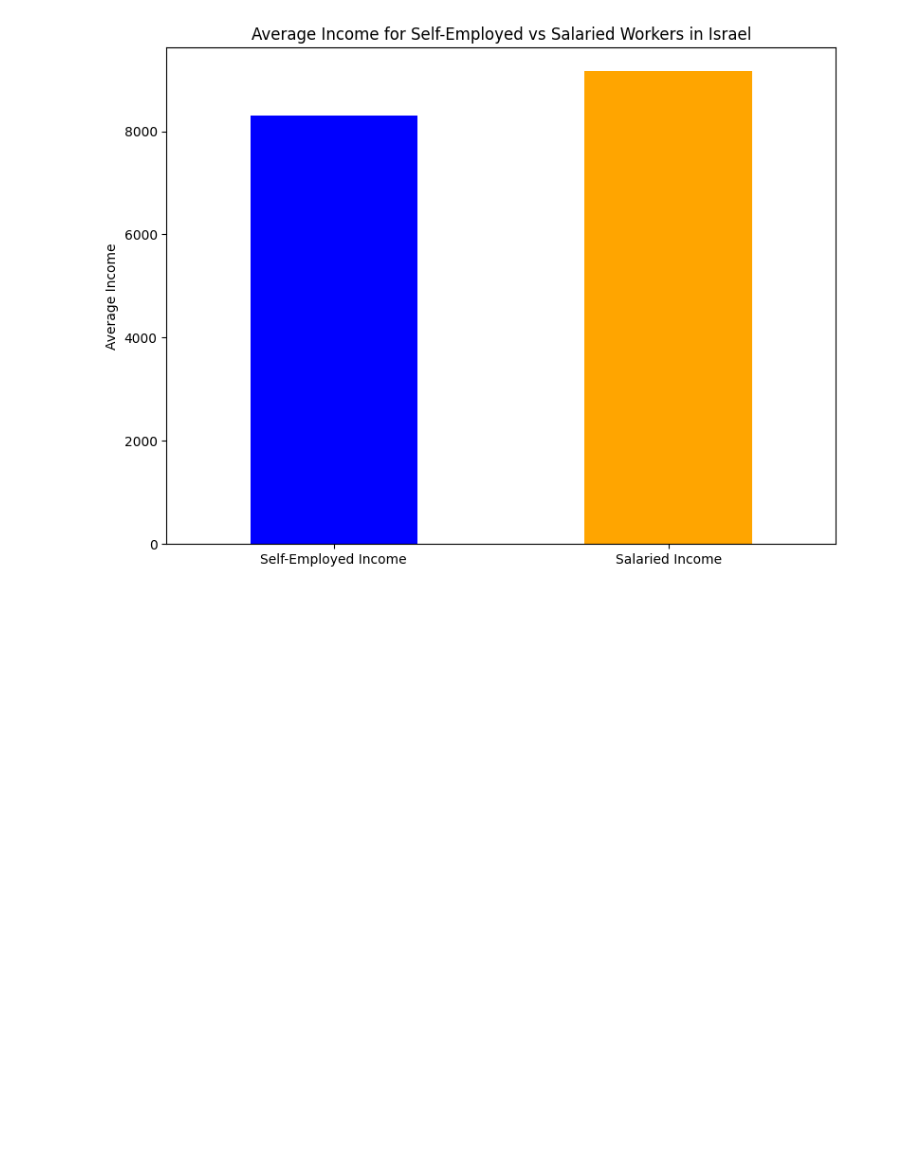
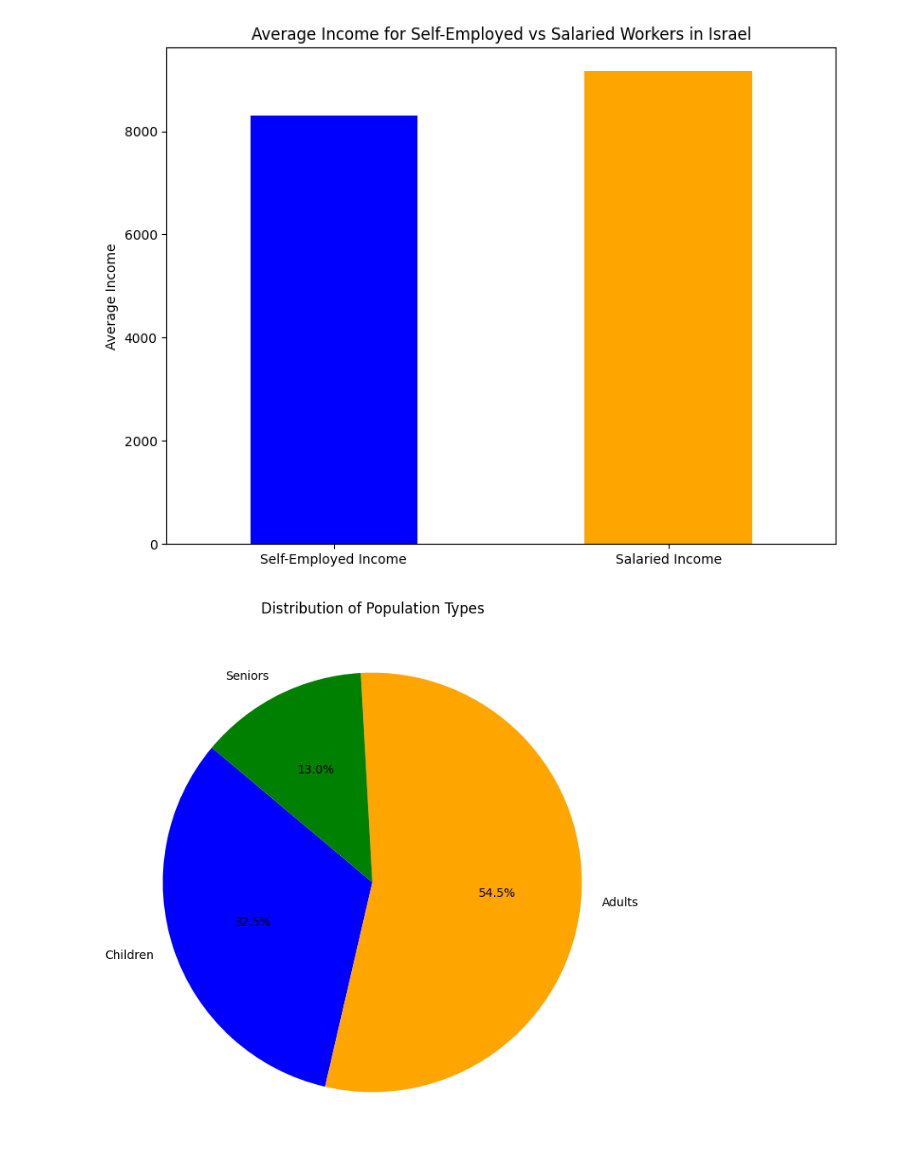
Before and after one commit to MichaelRommm/Jupyter_Notebook_Python_Projects, a Jupyter notebook: BITUAH_LEUMI_2015.ipynb, the cells around one changed output. Saved outputs shown, nothing was run; the diff lists cells and outputs as text; code cells hidden in the pictures; blank space fills up the shorter version.

```diff
--- a/BITUAH_LEUMI_2015.ipynb
+++ b/BITUAH_LEUMI_2015.ipynb
@@ -258,3 +278,87 @@ plt.show()
 [figure]
 [figure]
 [figure]
+# %%
+# List of categories and their corresponding labels
+categories = ['YLD', 'MVGR', 'ZKN']
+labels = {
+    'YLD': 'Children',
+    'MVGR': 'Adults',
+    'ZKN': 'Seniors'
+}
+
+# Define colors for each label
+colors = {
+    'Children': 'blue',
+    'Adults': 'orange',
+    'Seniors': 'green'
+}
+
+# Clean the data by converting columns to strings, removing commas, and extra whitespace
+for column in categories:
+    df[column] = df[column].astype(str)  # Convert columns to string
+    df[column] = df[column].str.replace(',', '')  # Remove commas
+    df[column] = df[column].str.strip()  # Remove extra whitespace
+    df[column] = pd.to_numeric(df[column], errors='coerce')  # Convert to numeric, coercing errors
+
+# Add a 'Total Population' column
+df['Total Population'] = df[categories].sum(axis=1)
+
+# --- Pie Chart: Distribution of Population Types ---
+
+# Sum of all categories after cleaning the data
+total_per_category = df[categories].sum()
+
+# Create a pie chart with customized colors and labels
+plt.figure(figsize=(8, 8))
+plt.pie(total_per_category,
+        labels=[labels[cat] for cat in total_per_category.index],
+        autopct='%1.1f%%',
+        startangle=140,
+        colors=[colors[labels[cat]] for cat in total_per_category.index])
+plt.title('Distribution of Population Types')
+plt.show()
+
+# --- Bar Plot: Top 5 Largest Cities ---
+
+# Get the top 5 largest cities based on 'Total Population'
+top_5_cities = df.nlargest(5, 'Total Population')
+
+# Melt the DataFrame for easier plotting with seaborn
+df_melted_top = top_5_cities.melt(id_vars=['SHEM'], value_vars=categories, var_name='Population Type', value_name='Count')
+
+# Map category codes to labels for the legend
+df_melted_top['Population Type'] = df_melted_top['Population Type'].map(labels)
+
+# Create a bar plot for the top 5 cities
+plt.figure(figsize=(12, 8))
+sns.barplot(data=df_melted_top, x='SHEM', y='Count', hue='Population Type', palette=colors)
+plt.title('Population Types in the 5 Largest Cities')
+plt.xlabel('City')
+plt.ylabel('Count')
+plt.xticks(rotation=45)
+plt.legend(title='Population Type')
+plt.show()
+
+# --- Bar Plot: 5 Smallest Cities ---
+
+# Get the 5 smallest cities based on 'Total Population'
+smallest_5_cities = df.nsmallest(5, 'Total Population')
+
+# Melt the DataFrame for easier plotting with seaborn
+df_melted_smallest = smallest_5_cities.melt(id_vars=['SHEM'], value_vars=categories, var_name='Population Type', value_name='Count')
+
+# Map category codes to labels for the legend
+df_melted_smallest['Population Type'] = df_melted_smallest['Population Type'].map(labels)
+
+# Create a bar plot for the 5 smallest cities
+plt.figure(figsize=(12, 8))
+sns.barplot(data=df_melted_smallest, x='SHEM', y='Count', hue='Population Type', palette=colors)
+plt.title('Population Types in the 5 Smallest Cities')
+plt.xlabel('City')
+plt.ylabel('Count')
+plt.xticks(rotation=45)
+plt.legend(title='Population Type')
+plt.show()
+# %% [output]
+[figure, added]
```
Also changed, not shown: parts of 12 cells of this notebook, 1 other file.
